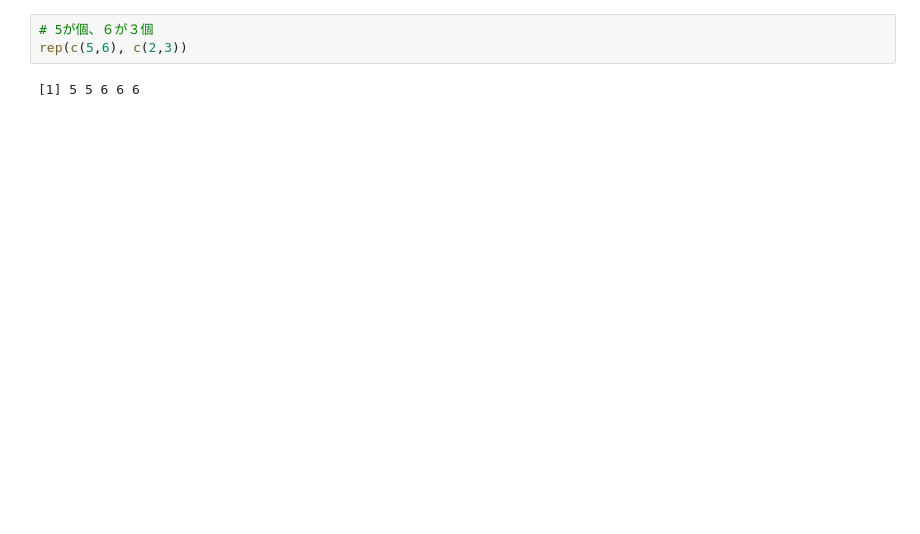
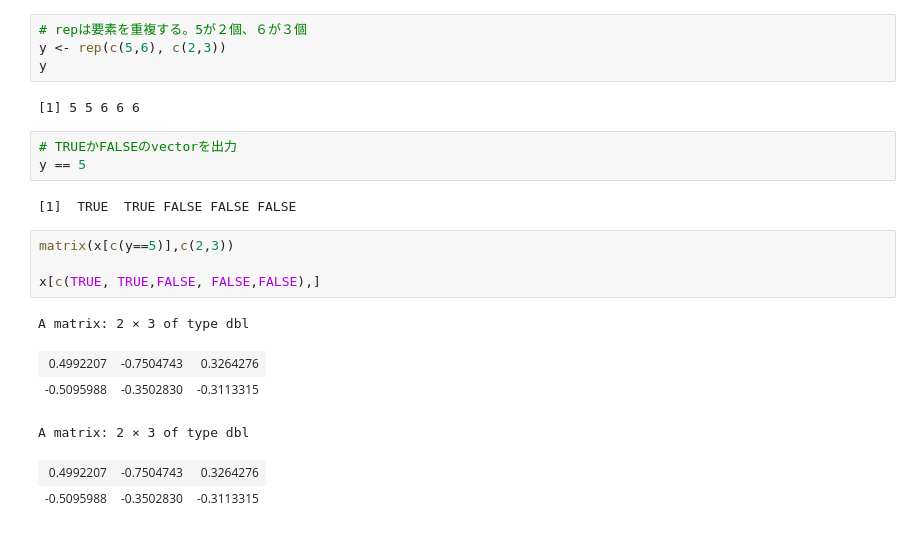
Before and after one commit to wang-zhijun/learn-statistics, a Jupyter notebook: learn-r.ipynb, the cells around one changed output. Cells and saved outputs as stored; diff of their text form; blank space fills up the shorter version.

```diff
--- a/learn-r.ipynb
+++ b/learn-r.ipynb
@@ -1078,5 +1108,22 @@ A matrix: 5 × 3 of type dbl
 # %%
-# 5が個、６が３個
-rep(c(5,6), c(2,3))
+# repは要素を重複する。5が２個、６が３個
+y <- rep(c(5,6), c(2,3))
+y
 # %% [output]
 [1] 5 5 6 6 6
+# %%
+# TRUEかFALSEのvectorを出力
+y == 5
+# %% [output]
+[1]  TRUE  TRUE FALSE FALSE FALSE
+# %%
+matrix(x[c(y==5)],c(2,3))
+
+x[c(TRUE, TRUE,FALSE, FALSE,FALSE),]
+# %% [output]
+A matrix: 2 × 3 of type dbl
+| 0.4992207 | -0.7504743 | 0.3264276 |
+| -0.5095988 | -0.3502830 | -0.3113315 |
+A matrix: 2 × 3 of type dbl
+| 0.4992207 | -0.7504743 | 0.3264276 |
+| -0.5095988 | -0.3502830 | -0.3113315 |
```
Also changed, not shown: parts of 6 cells of this notebook.
